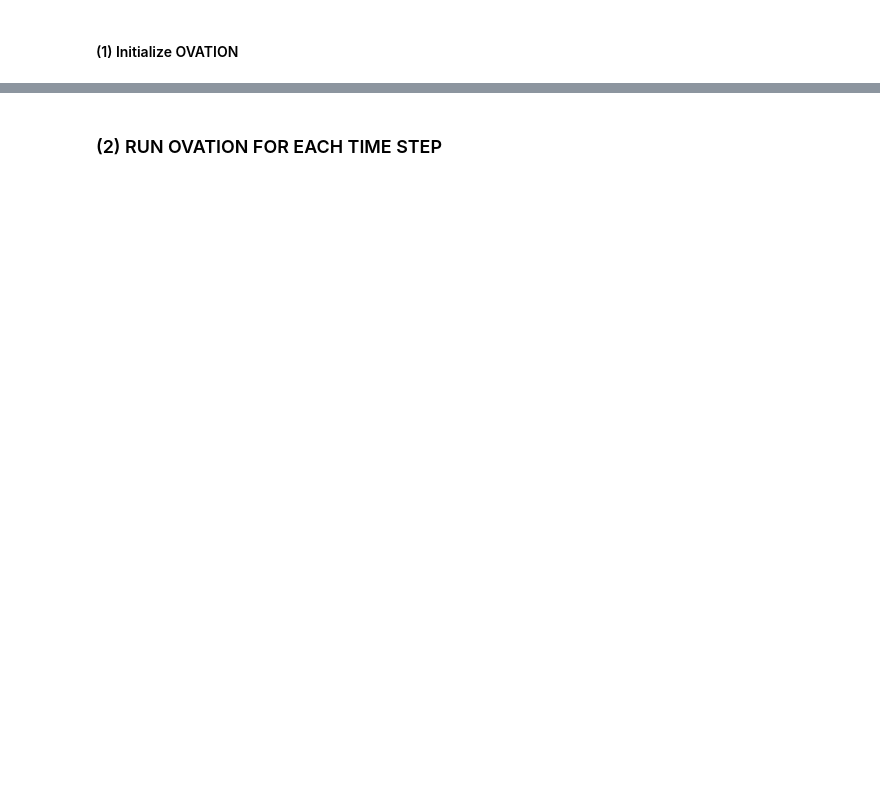
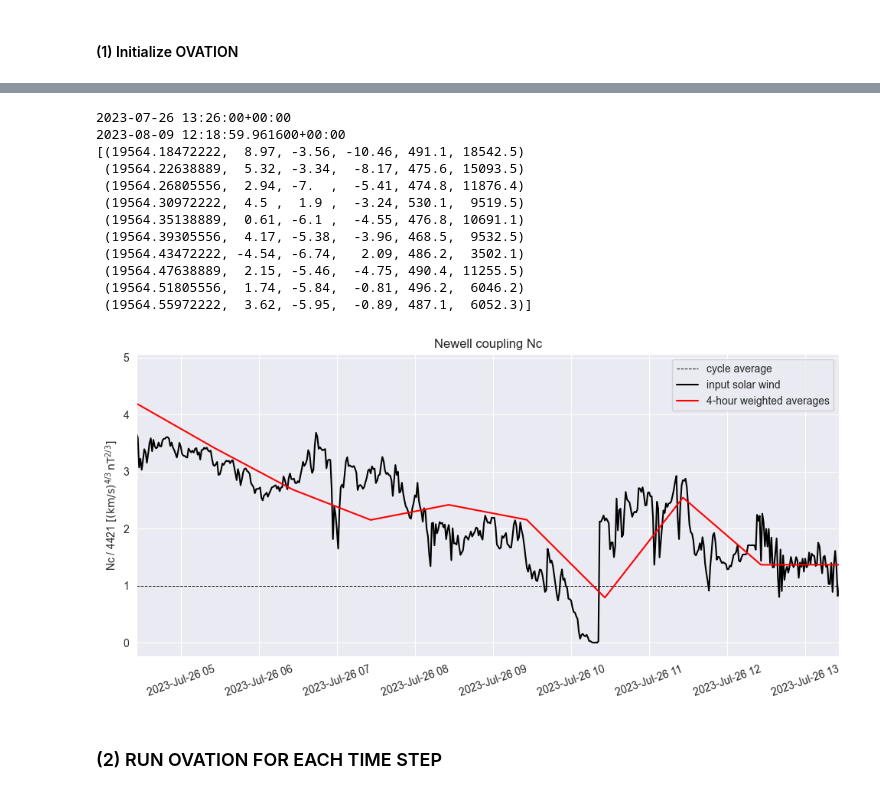
Before and after one commit to helioforecast/auroramaps, a Jupyter notebook: aurora_web.ipynb, the cells around one changed output, grey strips where cells are left out. Saved outputs shown, nothing was run; the diff lists cells and outputs as text; code cells hidden in the pictures; blank space fills up the shorter version.

```diff
--- a/aurora_web.ipynb
+++ b/aurora_web.ipynb
@@ -238,23 +243,19 @@ if os.path.isdir('data/omni2') == False: os.mkdir('data/omni2')
 
 inputfile='data/predstorm/predstorm_real.txt'
 
-print(predstorm_url)
-
-
 # get or set input files
 
 if mode==0:
    try:
+       print('use online predstorm file')
        inputfile='data/predstorm/predstorm_real.txt'
        urllib.request.urlretrieve(predstorm_url,inputfile)
        print('loaded from', predstorm_url)
    except urllib.error.URLError as e:
        print('Failed downloading ', predstorm_url,' ',e.reason)
 
-##!!! or use internal server version!!!!
-
 if mode==1:
-     inputfile=local_input_file
+     inputfile=server_input_file
 
 if mode==2:
      au.omni_txt_generator(ts)   #make txt file from OMNI2 data in similar format as predstorm
@@ -386,3 +365,57 @@ Solar wind data loaded from PREDSTORM input file
+# %%
+swav=au.calc_avg_solarwind_predstorm(ts,l1wind)  # calculate average solar wind for Newell coupling
+window=int(window_minutes/time_resolution)	#when time resolution < averaging window in minutes, do moving averages
+coup_cycle=4421 #average coupling for solar cycle (see e.g. Newell et al. 2010)
+
+print(ts[-1])
+print(mdates.num2date(l1wind[-1].time))
+print(swav)
+
+
+####################### plot current coupling, the driver behind the ovation model
+fig, ax = plt.subplots(figsize=[10, 5],dpi=100)
+
+plt.plot_date(l1wind.time,np.ones(np.size(l1wind.time)),'k--',label='cycle average',linewidth=0.7)
+
+plt.plot_date(l1wind.time,l1wind.ec/coup_cycle,'k-', label='input solar wind')
+
+plt.plot_date(swav.time,swav.ec/coup_cycle,'r-',label='4-hour weighted averages',markersize=2)
+
+plt.xlim((ts[0],ts[-1]))
+plt.title('Newell coupling Nc')
+plt.ylabel(r'Nc / 4421 $\mathrm{[(km/s)^{4/3}\/nT^{2/3}]}$')
+ax.xaxis.set_major_formatter( DateFormatter('%Y-%b-%d %H') )
+plt.xticks(rotation=20)
+
+
+#plot moving averages and make them if time resolution high enough
+#if window > 0:
+#   print('running mean used for Nc with time window +/- ',window_minutes,'minutes')
+#   ec_run_mean=swav.ec
+#   for i in np.arange(window,np.size(ts)-window): ec_run_mean[i]=np.mean(swav.ec[i-window:i+window])
+#   plt.plot_date(swav.time,ec_run_mean/coup_cycle,'b--',label='smoothed weighted averages' )
+   #replace Ec average by running mean
+#   swav.ec=ec_run_mean
+
+#ax.set_xlim([swav.time[0]-4/24,swav.time[-1]])
+plt.legend()
+
+plt.tight_layout()
+fig.savefig('results/'+output_directory+'/run_newell_coupling.png',dpi=150,facecolor=fig.get_facecolor()) #save plot in outputdirectory
+# %% [output]
+2023-07-26 13:26:00+00:00
+2023-08-09 12:18:59.961600+00:00
+[(19564.18472222,  8.97, -3.56, -10.46, 491.1, 18542.5)
+ (19564.22638889,  5.32, -3.34,  -8.17, 475.6, 15093.5)
+ (19564.26805556,  2.94, -7.  ,  -5.41, 474.8, 11876.4)
+ (19564.30972222,  4.5 ,  1.9 ,  -3.24, 530.1,  9519.5)
+ (19564.35138889,  0.61, -6.1 ,  -4.55, 476.8, 10691.1)
+ (19564.39305556,  4.17, -5.38,  -3.96, 468.5,  9532.5)
+ (19564.43472222, -4.54, -6.74,   2.09, 486.2,  3502.1)
+ (19564.47638889,  2.15, -5.46,  -4.75, 490.4, 11255.5)
+ (19564.51805556,  1.74, -5.84,  -0.81, 496.2,  6046.2)
+ (19564.55972222,  3.62, -5.95,  -0.89, 487.1,  6052.3)]
+[figure, added]
 # %% [markdown]
 ### (2) RUN OVATION FOR EACH TIME STEP
 # %%
```
Also changed, not shown: parts of 8 cells of this notebook, 8 other files.
